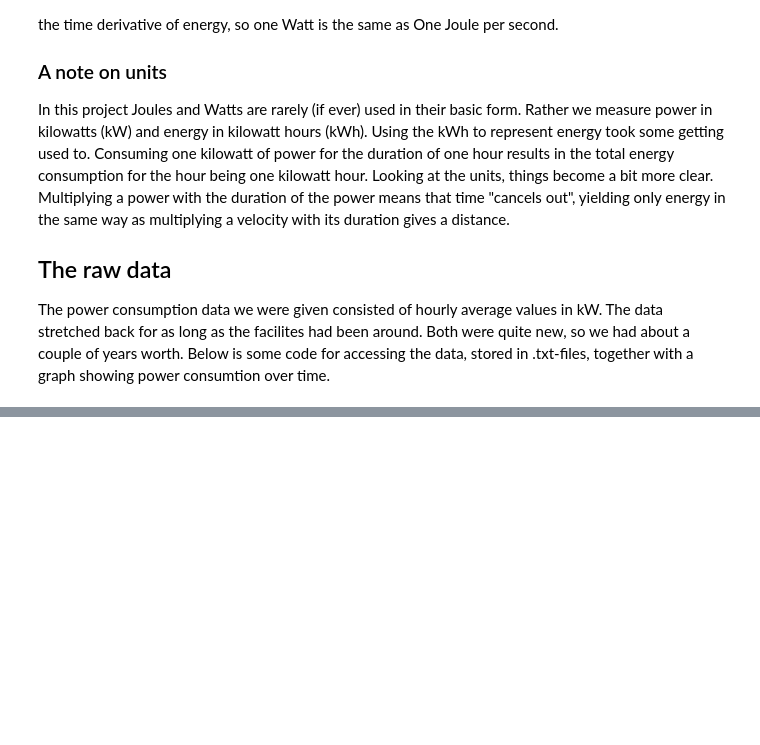
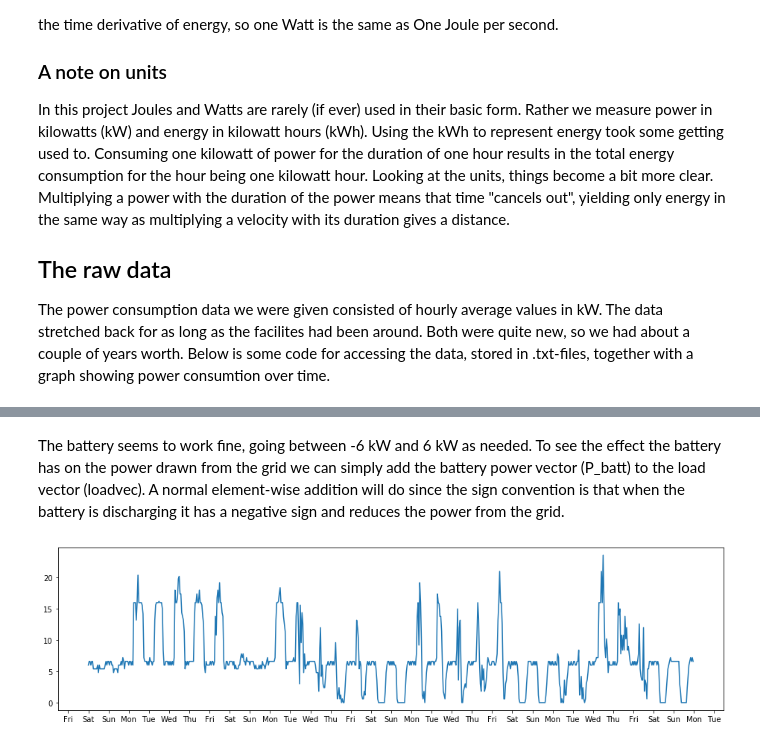
Before and after one commit to albinbjorn/battery_simulator, a Jupyter notebook: notebooks/Post1test.ipynb, the cells around one changed output, grey strips where cells are left out. Cells and saved outputs as stored; diff of their text form; code cells hidden in the pictures; blank space fills up the shorter version.

```diff
--- a/notebooks/Post1test.ipynb
+++ b/notebooks/Post1test.ipynb
@@ -64,0 +74,11 @@ from battery_hour_data import batt_algo
+# %% [markdown]
+The battery seems to work fine, going between -6 kW and 6 kW as needed. To see the effect the battery has on the power drawn from the grid we can simply add the battery power vector (P_batt) to the load vector (loadvec). A normal element-wise addition will do since the sign convention is that when the battery is discharging it has a negative sign and reduces the power from the grid.
+# %%
+fig, ax = plt.subplots(figsize = (16,4))
+_ = ax.plot(days, loadvec + P_batt)
+weekday = mdates.DayLocator()  # every month
+years_fmt = mdates.DateFormatter('%a')
+ax.xaxis.set_major_formatter(years_fmt)
+ax.xaxis.set_major_locator(weekday)
+# %% [output]
+[figure, added]
```
Also changed, not shown: parts of 3 cells of this notebook.
